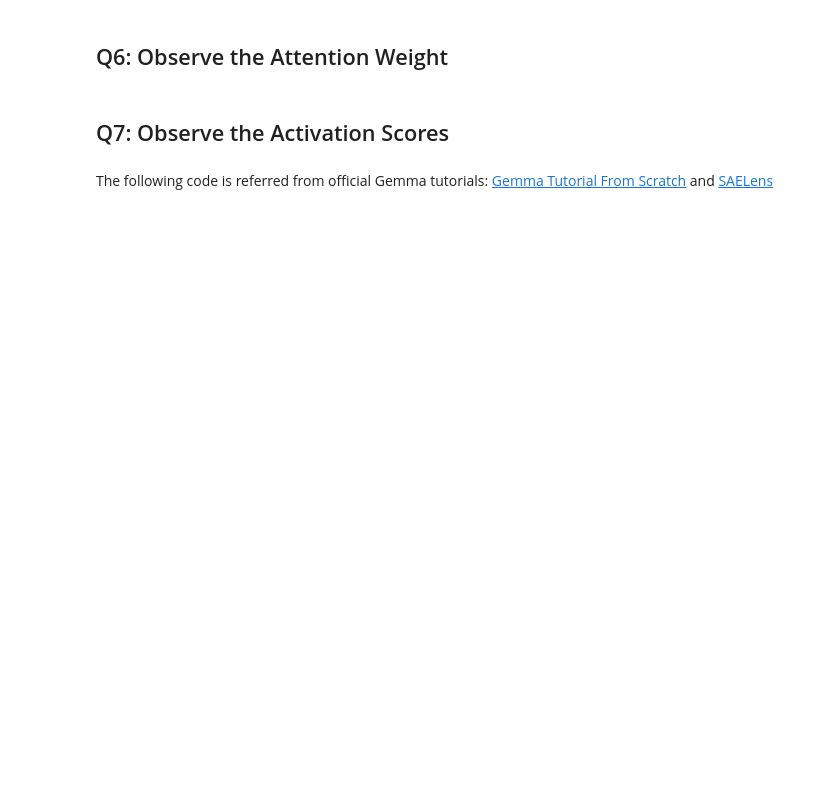
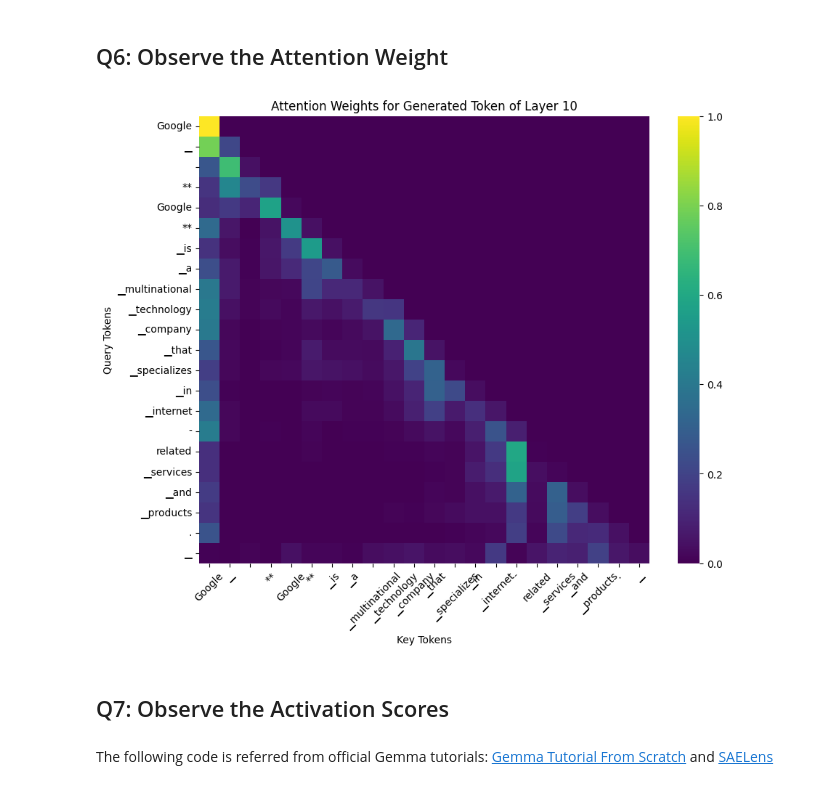
Before and after one commit to chousallen/MachineLearning2025, a Jupyter notebook: hw03/ML_HW3_understanding_LLM_transformers.ipynb, the cells around one changed output. Saved outputs shown, nothing was run; the diff lists cells and outputs as text; code cells hidden in the pictures; blank space fills up the shorter version.

```diff
--- a/hw03/ML_HW3_understanding_LLM_transformers.ipynb
+++ b/hw03/ML_HW3_understanding_LLM_transformers.ipynb
@@ -449,13 +573,13 @@ for num_new_tokens in range(generation_tokens):
     ######################## TODO (Q6.1 ~ 6.4) ########################
     ### You can refer to https://huggingface.co/docs/transformers/en/main_classes/output#transformers.modeling_outputs.BaseModelOutput.attentions to see the structure of model output attentions
     # Get the logits for the last generated token from outputs
-    logits =
+    logits = outputs.logits[:, -1, :]
     # Extract the attention scores from the model's outputs
-    attention_scores =
+    attention_scores = outputs.attentions
     ###################################################################
 
     # Extract attention weights for the specified layer and head
-    last_layer_attention = attention_scores[layer_idx][0][head_idx].detach().cpu().numpy()
+    last_layer_attention = outputs.attentions[layer_idx][0, 0].cpu().detach().numpy() # Move to CPU and convert to numpy array
 
     # If it's the first generated token, initialize the attentions array
     if num_new_tokens == 0:
@@ -469,33 +593,35 @@ for num_new_tokens in range(generation_tokens):
     generated_tokens.append(next_token_id.item())  # Add the token ID to the generated tokens list
 
     # Update the attention mask and next token ID for the next iteration
     attention_mask = torch.cat([attention_mask, torch.ones(1, 1, device="cuda")], dim=-1)  # Add a new attention mask for the generated token
     next_token_id = next_token_id.unsqueeze(0)  # Convert the token ID to the required shape
 
     # Update the KV cache with the new past key-values
     kv_cache = outputs.past_key_values
     cache_position = cache_position[-1:] + 1  # Update the cache position for the next iteration
 
 # Decode the generated tokens into human-readable text
 generated_text = tokenizer.decode(generated_tokens, skip_special_tokens=True)
 full_text = prompt + generated_text  # Combine the prompt with the generated text
 
 # Tokenize all the generated text (prompt + generated)
 tokens = tokenizer.tokenize(full_text)
 
 # Function to plot a heatmap of attention weights
 def plot_attention(attn_matrix, tokens, title="Attention Heatmap"):
     plt.figure(figsize=(10, 8))  # Set the figure size
     sns.heatmap(attn_matrix, xticklabels=tokens, yticklabels=tokens, cmap="viridis", annot=False)  # Plot the attention matrix as a heatmap
     plt.xlabel("Key Tokens")
     plt.ylabel("Query Tokens")
     plt.title(title)
     plt.xticks(rotation=45)  # Rotate x-axis labels for better visibility
     plt.yticks(rotation=0)  # Rotate y-axis labels
     plt.show()
 
 # Plot the attention heatmap for the last generated token
 plot_attention(attentions, tokens, title=f"Attention Weights for Generated Token of Layer {layer_idx}")
+# %% [output]
+[figure, added]
 # %% [markdown]
 ## Q7: Observe the Activation Scores
 # %% [markdown]
```
Also changed, not shown: parts of 18 cells of this notebook, 4 other files.
